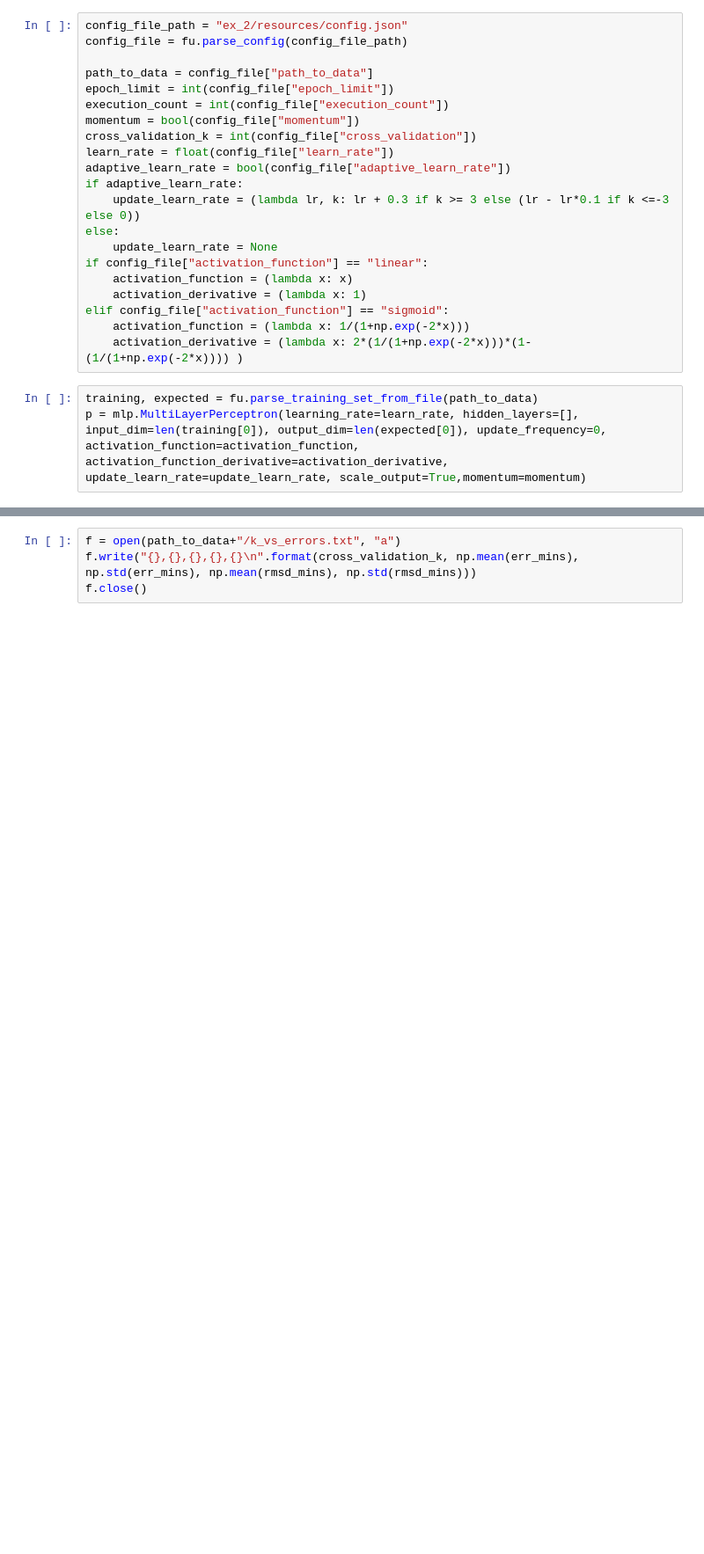
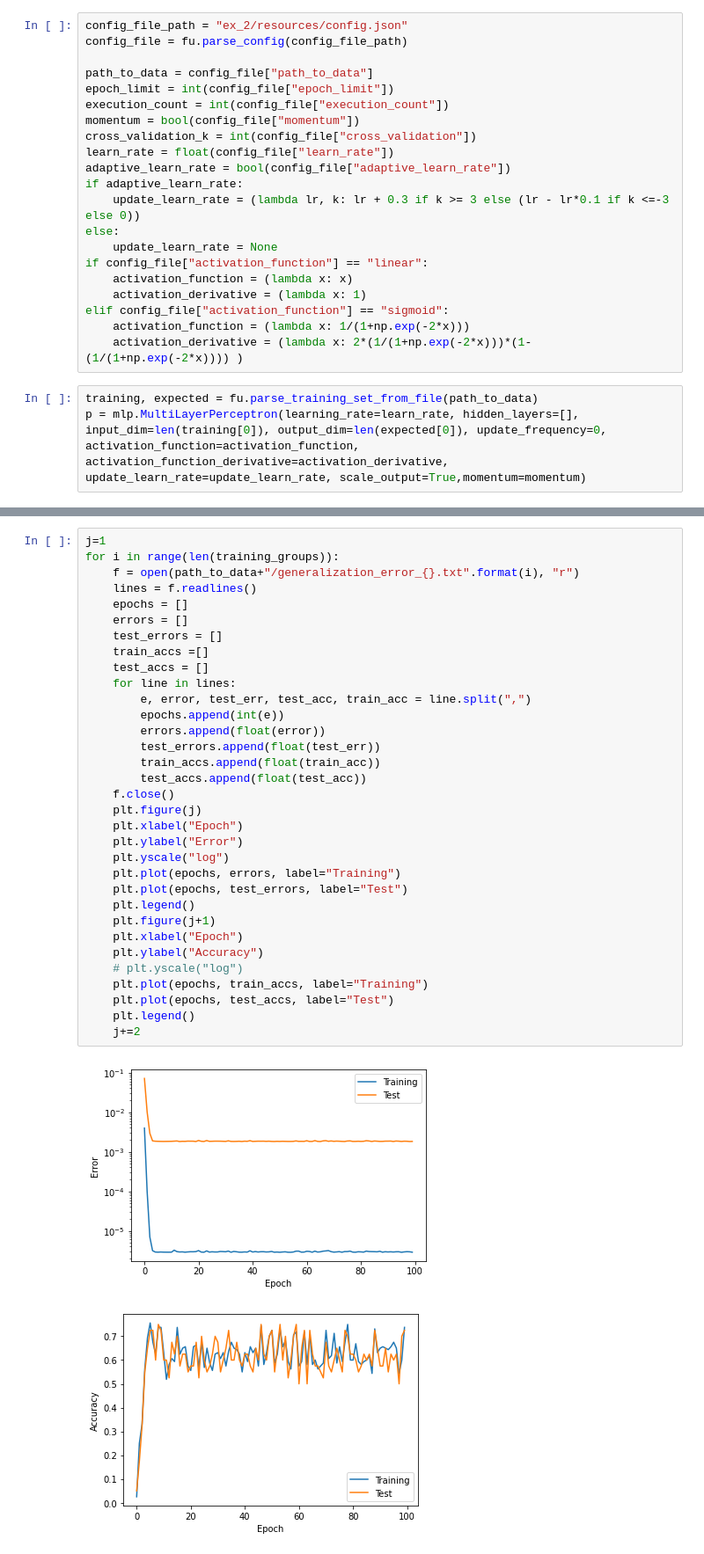
Before and after one commit to camilaborinsky/SIA-tps, a Jupyter notebook: TP3/results_2.ipynb, the cells around one changed output, grey strips where cells are left out. Shown at 88% size. Drawn from its saved outputs; the diff is of its cells as text; blank space fills up the shorter version.

```diff
--- a/TP3/results_2.ipynb
+++ b/TP3/results_2.ipynb
@@ -91,4 +168,36 @@ if config_file["activation_function"] == "sigmoid":
-# %%
-f = open(path_to_data+"/k_vs_errors.txt", "a")
-f.write("{},{},{},{},{}\n".format(cross_validation_k, np.mean(err_mins), np.std(err_mins), np.mean(rmsd_mins), np.std(rmsd_mins)))
-f.close()
+# %%
+j=1
+for i in range(len(training_groups)):
+    f = open(path_to_data+"/generalization_error_{}.txt".format(i), "r")
+    lines = f.readlines()
+    epochs = []
+    errors = []
+    test_errors = []
+    train_accs =[]
+    test_accs = []
+    for line in lines:
+        e, error, test_err, test_acc, train_acc = line.split(",")
+        epochs.append(int(e))
+        errors.append(float(error))
+        test_errors.append(float(test_err))
+        train_accs.append(float(train_acc))
+        test_accs.append(float(test_acc))
+    f.close()
+    plt.figure(j)
+    plt.xlabel("Epoch")
+    plt.ylabel("Error")
+    plt.yscale("log")
+    plt.plot(epochs, errors, label="Training")
+    plt.plot(epochs, test_errors, label="Test")
+    plt.legend()
+    plt.figure(j+1)
+    plt.xlabel("Epoch")
+    plt.ylabel("Accuracy")
+    # plt.yscale("log")
+    plt.plot(epochs, train_accs, label="Training")
+    plt.plot(epochs, test_accs, label="Test")
+    plt.legend()
+    j+=2
+# %% [output]
+[figure, added]
+[figure, added]
```
Also changed, not shown: parts of 10 cells of this notebook, 15 other files.
